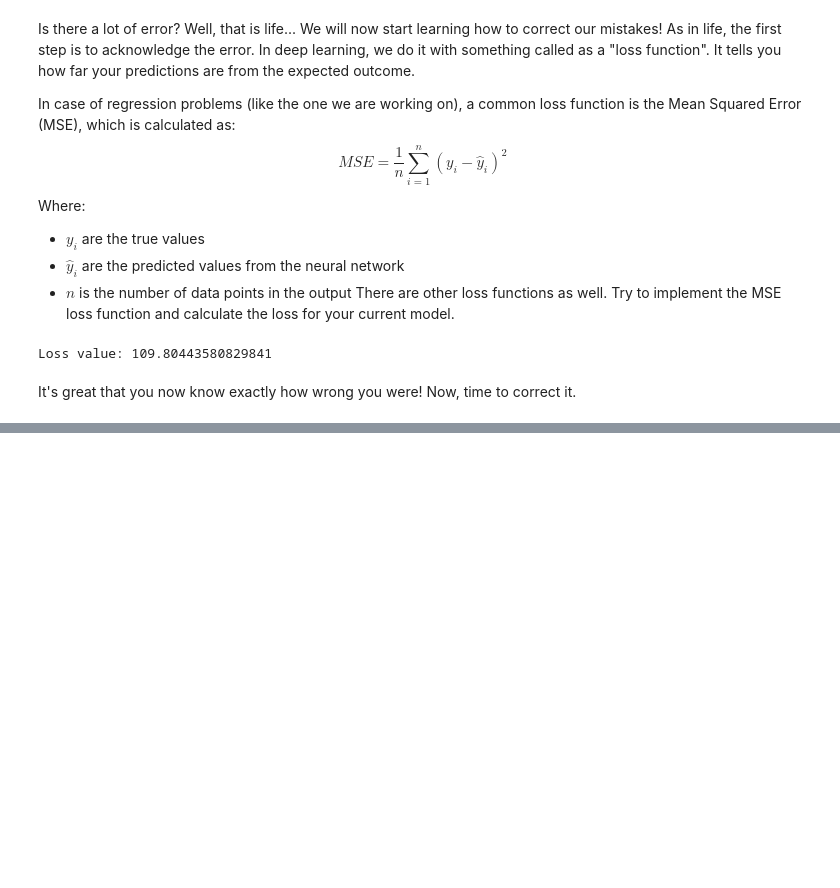
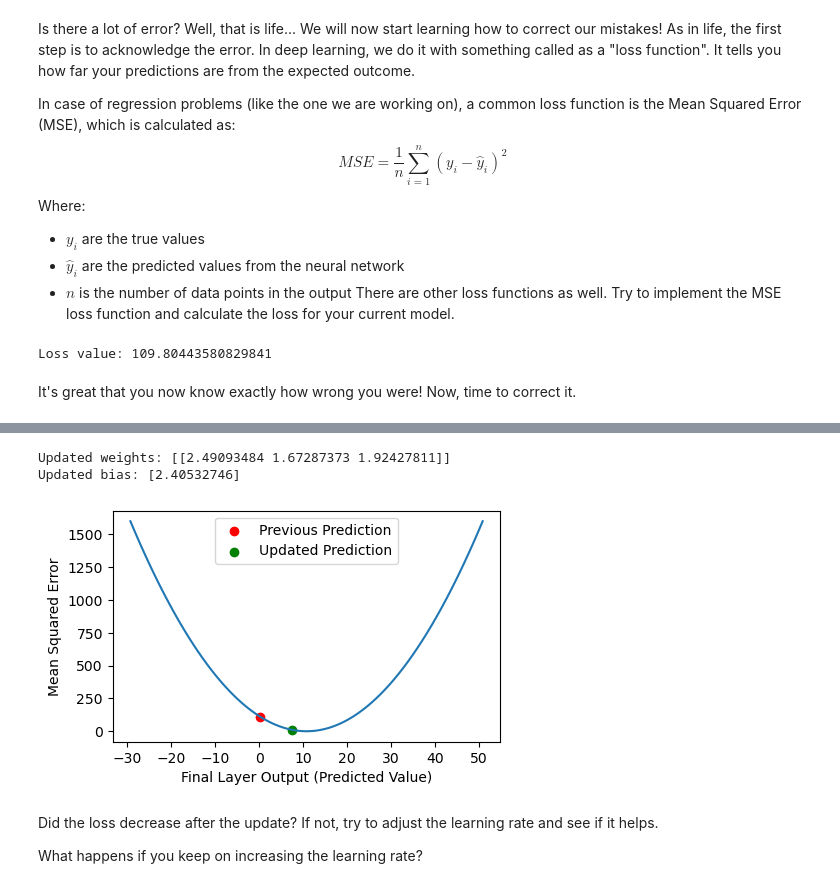
Before and after one commit to cryoTUD/ai4nanobiology, a Jupyter notebook: week_1/2_basics_nn.ipynb, the cells around one changed output, grey strips where cells are left out. Saved outputs shown, nothing was run; the diff lists cells and outputs as text; code cells hidden in the pictures; blank space fills up the shorter version.

```diff
--- a/week_1/2_basics_nn.ipynb
+++ b/week_1/2_basics_nn.ipynb
@@ -483,0 +491,9 @@ Text(0.5, 1.0, 'Effect of Learning Rate on Loss')
+# %%
+dMSE_dW1 = gradient_value * layer_output['neuron1']
+dMSE_dW2 = gradient_value * layer_output['neuron2']
+dMSE_dW3 = gradient_value * layer_output['neuron3']
+dMSE_dB = gradient_value * 1  # since bias is added as a constant term
+print("Gradient with respect to weight 1:", dMSE_dW1)
+print("Gradient with respect to weight 2:", dMSE_dW2)
+print("Gradient with respect to weight 3:", dMSE_dW3)
+print("Gradient with respect to bias:", dMSE_dB)
@@ -483,0 +517,37 @@ Text(0.5, 1.0, 'Effect of Learning Rate on Loss')
+# %%
+learning_rate = 0.1
+last_layer_gradients = np.array([dMSE_dW1, dMSE_dW2, dMSE_dW3]).T
+# Update weights and bias using gradient descent
+last_layer_updated_weights = last_layer_weights - learning_rate * last_layer_gradients
+last_layer_updated_bias = last_layer_bias - learning_rate * dMSE_dB
+print("Updated weights:", last_layer_updated_weights)
+print("Updated bias:", last_layer_updated_bias)
+# %% [output]
+Updated weights: [[2.49093484 1.67287373 1.92427811]]
+Updated bias: [2.40532746]
+# %%
+# Compute new prediction with updated weights and bias and show how
+# loss landscape looks around the new prediction point
+
+updated_last_layer_output = layer(
+    output_neuron = {
+        'x_input': np.array(list(layer_output.values())).reshape(-1),  # Convert layer output to a numpy array
+        'weight': last_layer_updated_weights.T,
+        'bias': last_layer_updated_bias,
+        'activation_function_type': "linear"
+    }
+)
+updated_loss_value = mean_squared_error(output_vector, updated_last_layer_output['output_neuron'])
+plt.figure(figsize=(5 ,3))
+plt.plot(y_pred_around_true, mse_values)
+plt.xlabel('Final Layer Output (Predicted Value)')
+plt.ylabel('Mean Squared Error')
+plt.scatter(last_layer_output['output_neuron'], loss_value, color='red', label='Previous Prediction')
+plt.scatter(updated_last_layer_output['output_neuron'], updated_loss_value, color='green', label='Updated Prediction')
+plt.legend();
+# %% [output]
+[figure, added]
+# %% [markdown]
+Did the loss decrease after the update? If not, try to adjust the learning rate and see if it helps.
+
+What happens if you keep on increasing the learning rate?
```
Also changed, not shown: parts of 25 cells of this notebook.
